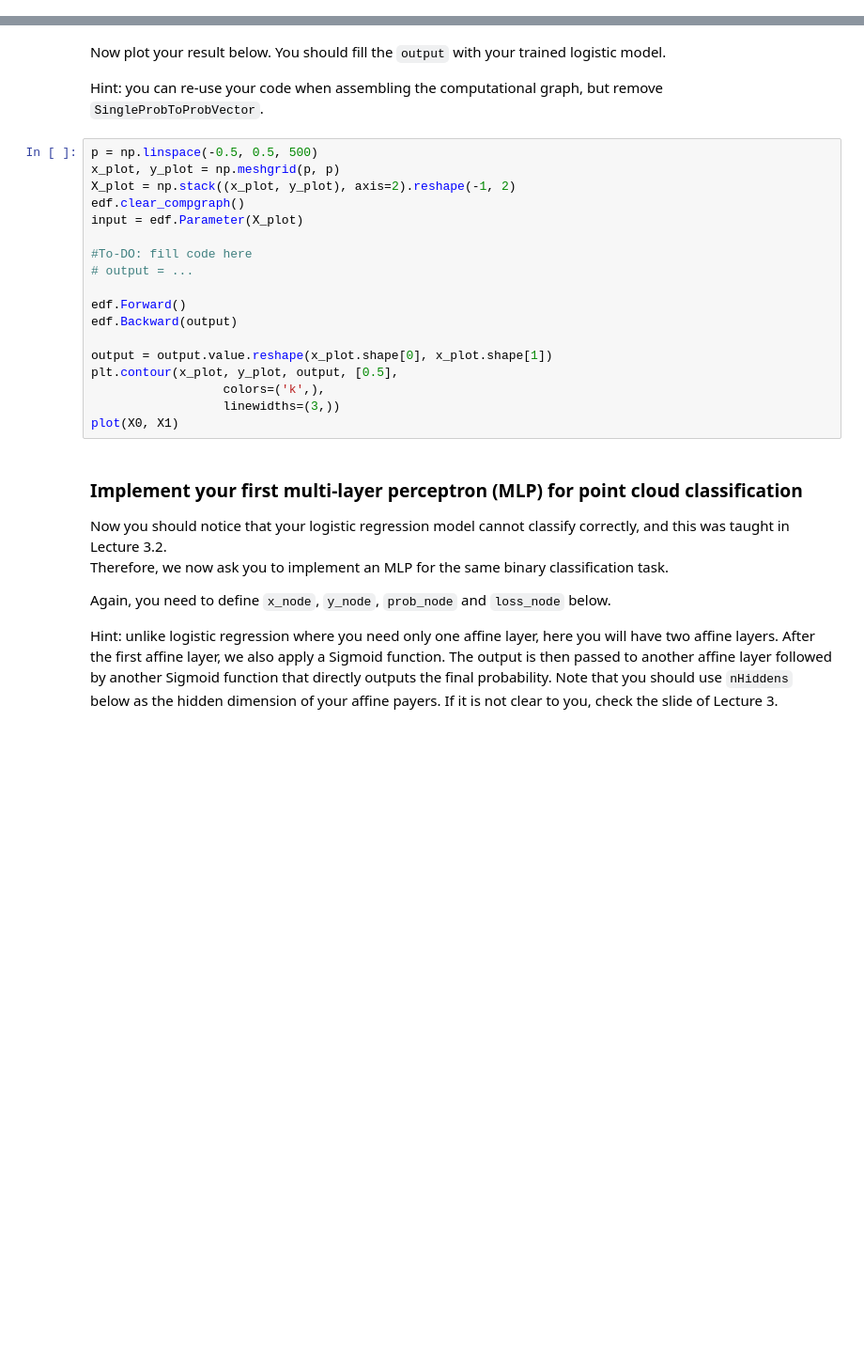
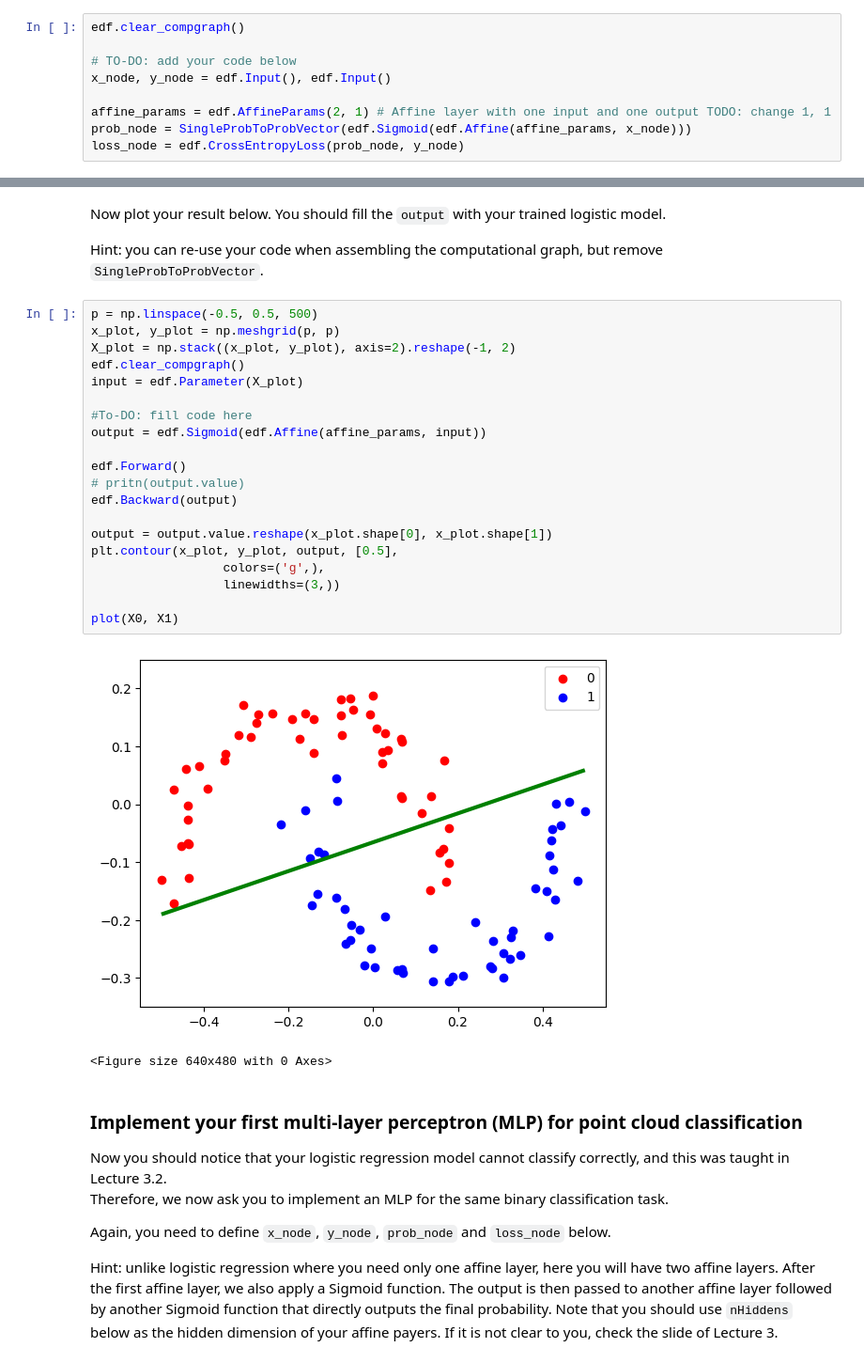
Before and after one commit to MassimiIiano/deep-learinig-master, a Jupyter notebook: mlp/pcl_binary_classification.ipynb, the cells around one changed output, grey strips where cells are left out. Shown: that part at 94% size. Cells and saved outputs as stored; diff of their text form; blank space fills up the shorter version.

```diff
--- a/mlp/pcl_binary_classification.ipynb
+++ b/mlp/pcl_binary_classification.ipynb
@@ -51,3 +47,12 @@ edf.clear_compgraph()
+# %%
+edf.clear_compgraph()
+
+# TO-DO: add your code below
+x_node, y_node = edf.Input(), edf.Input()
+
+affine_params = edf.AffineParams(2, 1) # Affine layer with one input and one output TODO: change 1, 1
+prob_node = SingleProbToProbVector(edf.Sigmoid(edf.Affine(affine_params, x_node)))
+loss_node = edf.CrossEntropyLoss(prob_node, y_node)
 # %%
 def train(num_steps, x, y, x_node, y_node, prob_node, loss_node):
     x_node.value = x
@@ -79,21 +100,26 @@ Hint: you can re-use your code when assembling the computational graph, but remo
 # %%
 p = np.linspace(-0.5, 0.5, 500)
 x_plot, y_plot = np.meshgrid(p, p)
 X_plot = np.stack((x_plot, y_plot), axis=2).reshape(-1, 2)
 edf.clear_compgraph()
 input = edf.Parameter(X_plot)
 
 #To-DO: fill code here
-# output = ...
+output = edf.Sigmoid(edf.Affine(affine_params, input))
 
 edf.Forward()
+# pritn(output.value)
 edf.Backward(output)
 
 output = output.value.reshape(x_plot.shape[0], x_plot.shape[1])
 plt.contour(x_plot, y_plot, output, [0.5],
-                  colors=('k',),
+                  colors=('g',),
                   linewidths=(3,))
+
 plot(X0, X1)
+# %% [output]
+[figure, added]
+<Figure size 640x480 with 0 Axes>
 # %% [markdown]
 ### Implement your first multi-layer perceptron (MLP) for point cloud classification
 Now you should notice that your logistic regression model cannot classify correctly, and this was taught in Lecture 3.2.
```
Also changed, not shown: parts of 7 cells of this notebook, 14 other files.
